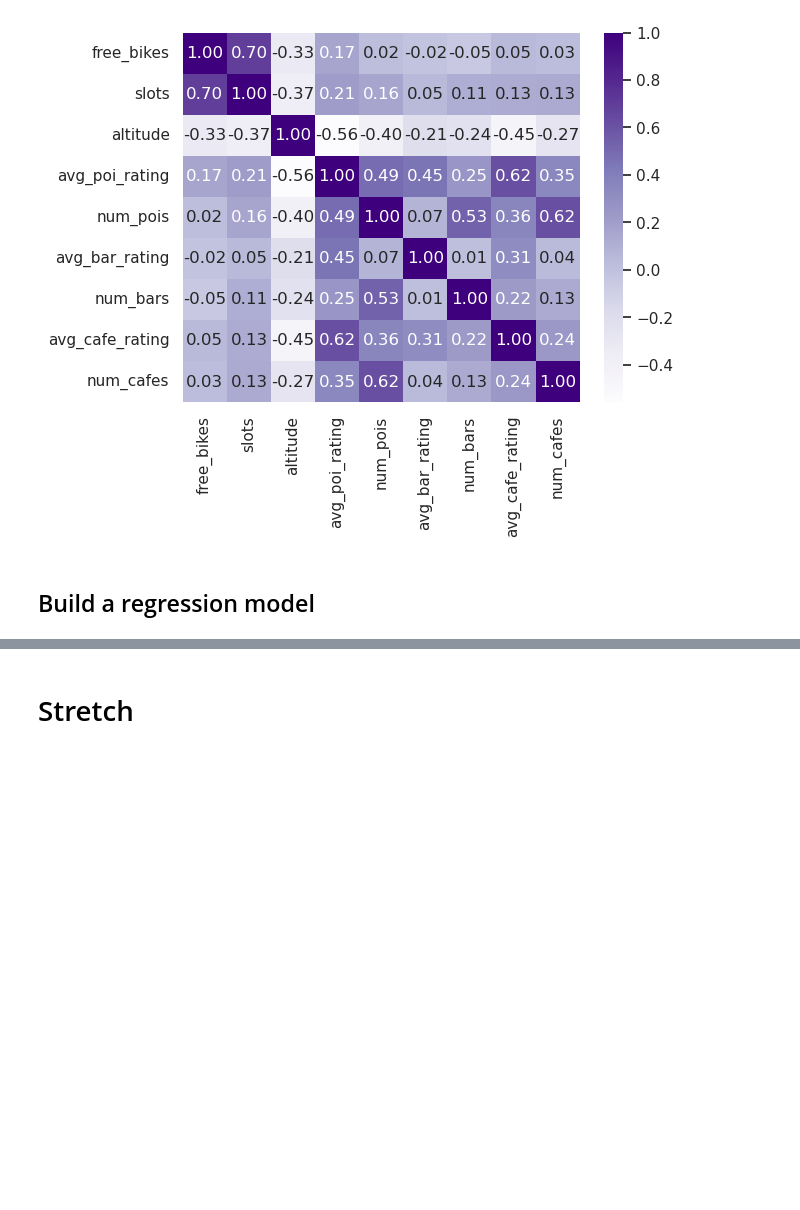
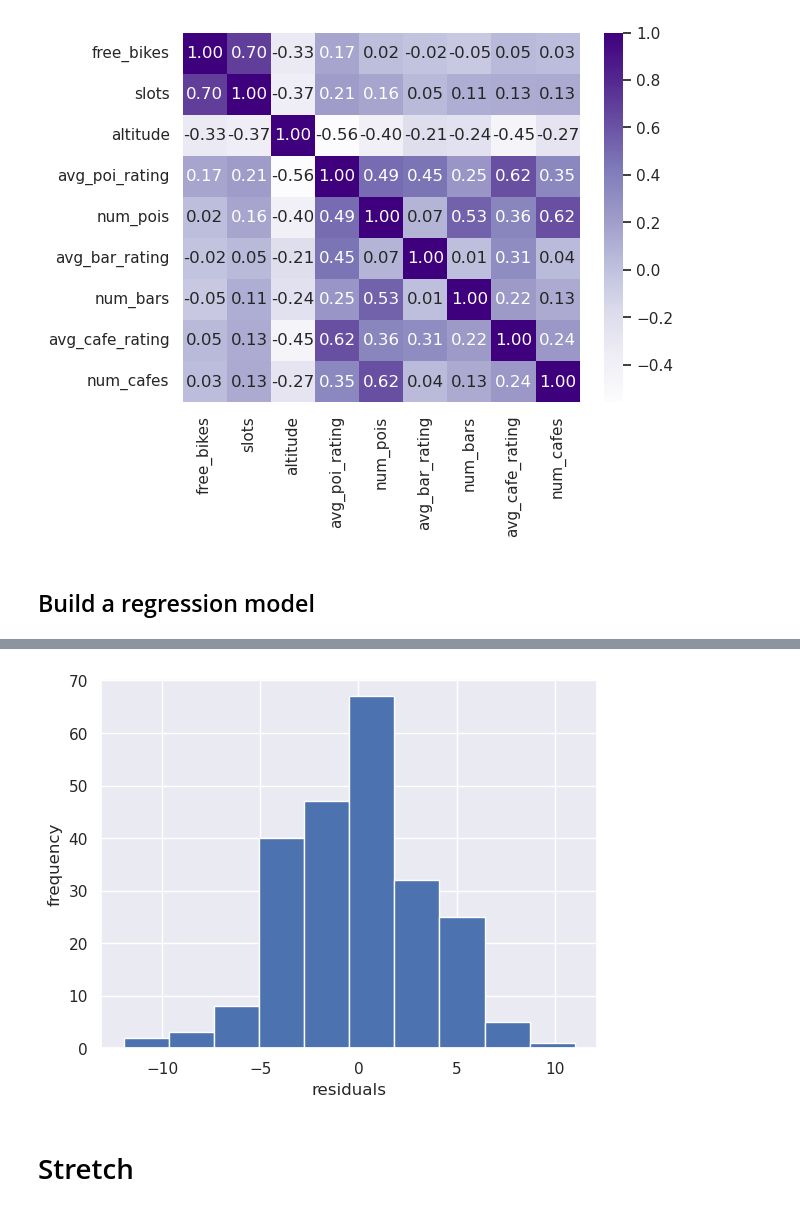
Before and after one commit to harnettd/stat-modelling-with-python, a Jupyter notebook: notebooks/model_building.ipynb, the cells around one changed output, grey strips where cells are left out. Drawn from its saved outputs; the diff is of its cells as text; code cells hidden in the pictures; blank space fills up the shorter version.

```diff
--- a/notebooks/model_building.ipynb
+++ b/notebooks/model_building.ipynb
@@ -51,3 +174,11 @@ Provide model output and an interpretation of the results.
+# %%
+fig, ax = plt.subplots()
+ax.hist(residuals)
+ax.set_xlabel('residuals')
+ax.set_ylabel('frequency')
+plt.savefig(dirname + 'residuals_hist.png')
+# %% [output]
+[figure, added]
 # %% [markdown]
 # Stretch
 # %% [markdown]
```
Also changed, not shown: parts of 12 cells of this notebook, 3 other files.
